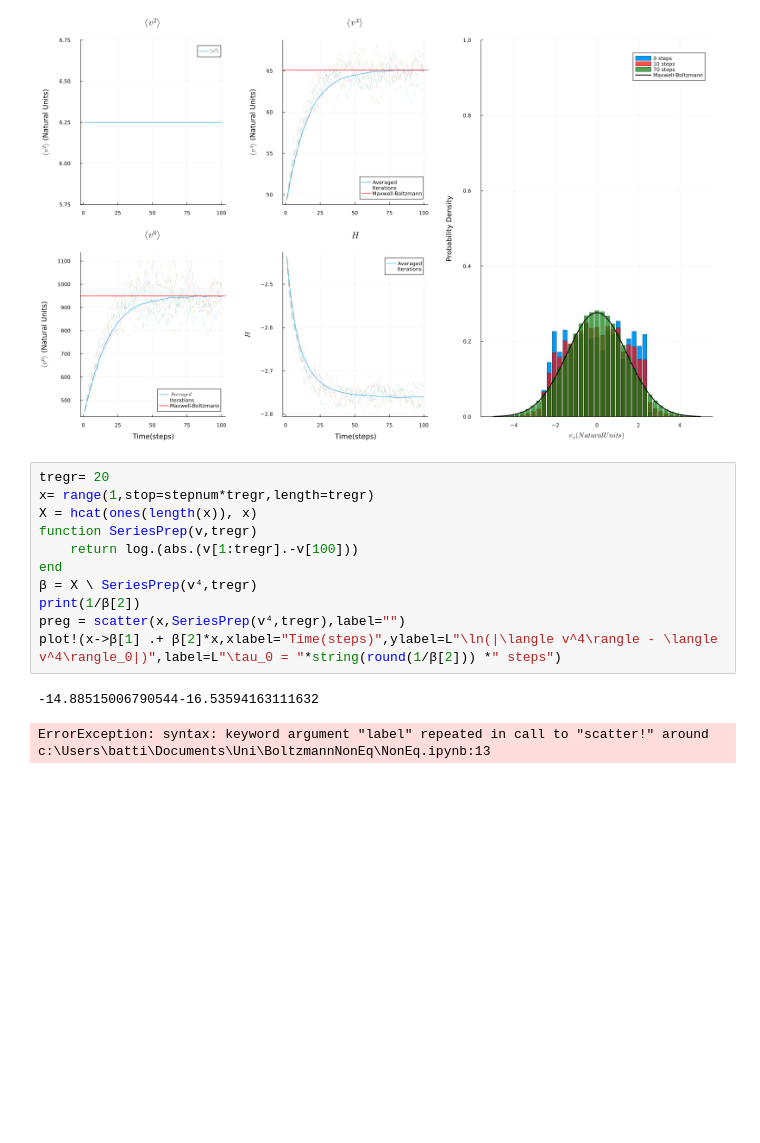
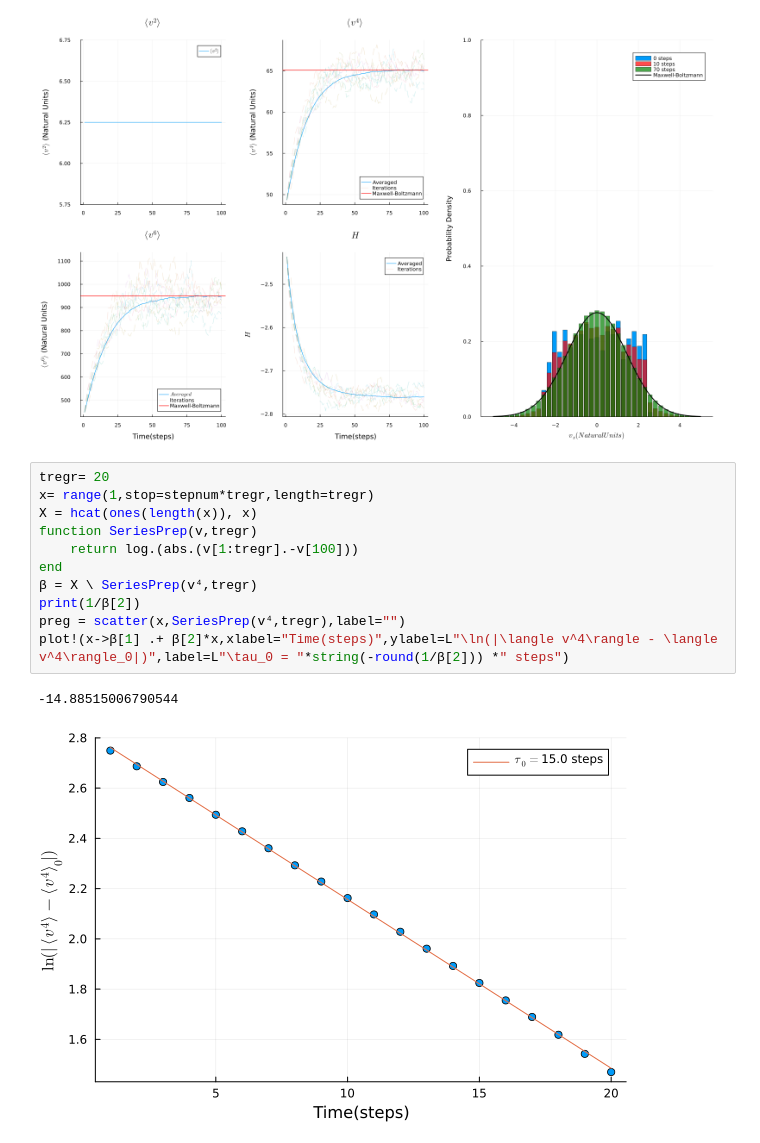
Before and after one commit to BielUsal/BoltzmannNonEq, a Jupyter notebook: NonEq.ipynb, the cells around one changed output. Saved outputs shown, nothing was run; the diff lists cells and outputs as text; blank space fills up the shorter version.

```diff
--- a/NonEq.ipynb
+++ b/NonEq.ipynb
@@ -324,17 +324,17 @@ end
 # %%
 tregr= 20
 x= range(1,stop=stepnum*tregr,length=tregr)
 X = hcat(ones(length(x)), x)
 function SeriesPrep(v,tregr)
     return log.(abs.(v[1:tregr].-v[100]))
 end
 β = X \ SeriesPrep(v⁴,tregr)
 print(1/β[2])
 preg = scatter(x,SeriesPrep(v⁴,tregr),label="")
-plot!(x->β[1] .+ β[2]*x,xlabel="Time(steps)",ylabel=L"\ln(|\langle v^4\rangle - \langle v^4\rangle_0|)",label=L"\tau_0 = "*string(round(1/β[2])) *" steps")
+plot!(x->β[1] .+ β[2]*x,xlabel="Time(steps)",ylabel=L"\ln(|\langle v^4\rangle - \langle v^4\rangle_0|)",label=L"\tau_0 = "*string(-round(1/β[2])) *" steps")
 # %% [output]
--14.88515006790544-16.53594163111632
+-14.88515006790544
-ErrorException: syntax: keyword argument "label" repeated in call to "scatter!" around c:\Users\batti\Documents\Uni\BoltzmannNonEq\NonEq.ipynb:13
+[figure, added]
 # %%
 
 β = X \ SeriesPrep(v⁶,tregr)
```
Also changed, not shown: parts of 3 cells of this notebook.
